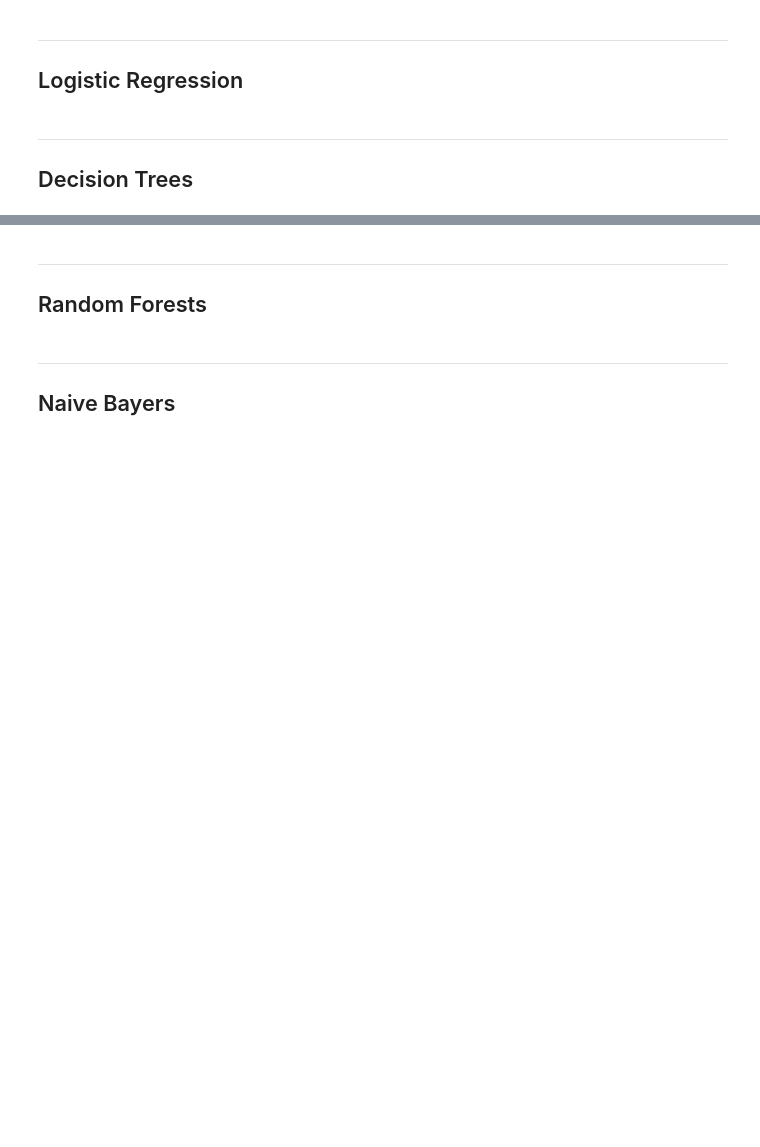
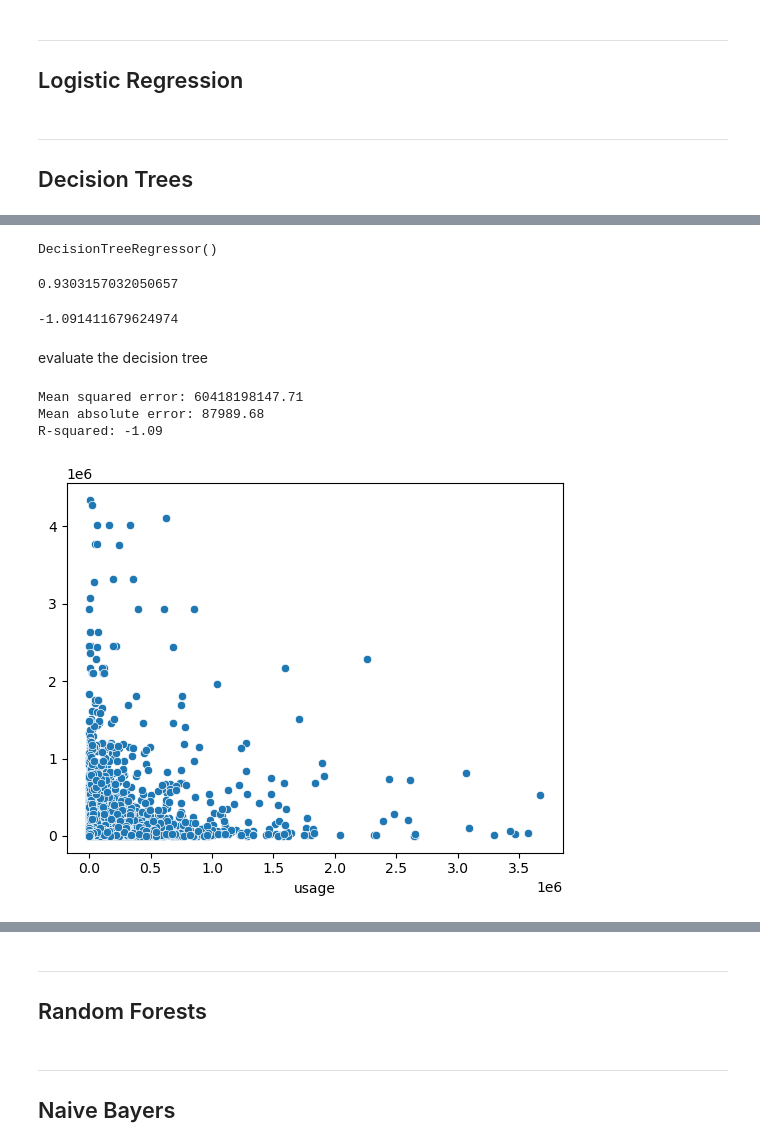
Before and after one commit to ritou344/Data-Project, a Jupyter notebook: TEST_Supervised Modelling.ipynb, the cells around one changed output, grey strips where cells are left out. Saved outputs shown, nothing was run; the diff lists cells and outputs as text; code cells hidden in the pictures; blank space fills up the shorter version.

Commit message:
Create Decision Tree Regression
A very interesting part, where the square foot actually matters the most out of all variables.

```diff
--- a/TEST_Supervised Modelling.ipynb
+++ b/TEST_Supervised Modelling.ipynb
@@ -104,0 +193,4 @@ NameError: name 'train_test_split' is not defined
+# %%
+# assuming that usage is int!!!! make all independents as float ( way better and use regressors)
+X = independents
+y = df_train_data["usage"]
@@ -104,0 +232,4 @@ NameError: name 'train_test_split' is not defined
+# %%
+for i in X:
+    X[i] = X[i].astype('float64')
+X.info()
@@ -104,0 +268,36 @@ NameError: name 'train_test_split' is not defined
+# %%
+dtree = DecisionTreeRegressor()
+dtree.fit(X_train,y_train)
+# %% [output]
+DecisionTreeRegressor()
+# %%
+dtree.score(X_train,y_train)
+# %% [output]
+0.9303157032050657
+# %%
+dtree.score(X_test,y_test)
+# %% [output]
+-1.091411679624974
+# %% [markdown]
+evaluate the decision tree
+# %%
+y_pred= dtree.predict(X_test)
+# %%
+from sklearn.metrics import mean_squared_error, mean_absolute_error, r2_score
+# Calculate evaluation metrics using predicted values and actual values
+mse = mean_squared_error(y_test, y_pred)
+mae = mean_absolute_error(y_test, y_pred)
+r2 = r2_score(y_test, y_pred)
+
+# Visualize the predicted values and actual values using a scatter plot
+sns.scatterplot(x=y_test, y=y_pred)
+
+# Display the evaluation metrics
+print("Mean squared error: {:.2f}".format(mse))
+print("Mean absolute error: {:.2f}".format(mae))
+print("R-squared: {:.2f}".format(r2))
+# %% [output]
+Mean squared error: 60418198147.71
+Mean absolute error: 87989.68
+R-squared: -1.09
+[figure, added]
```
Also changed, not shown: parts of 44 cells of this notebook.
